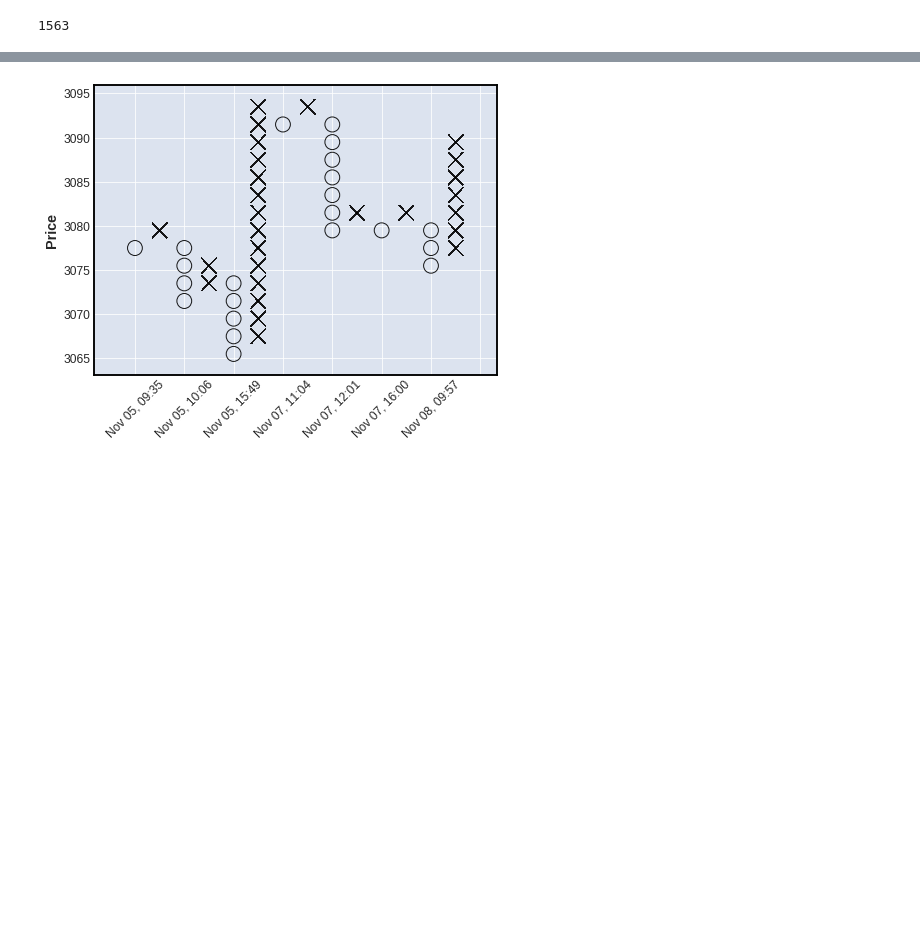
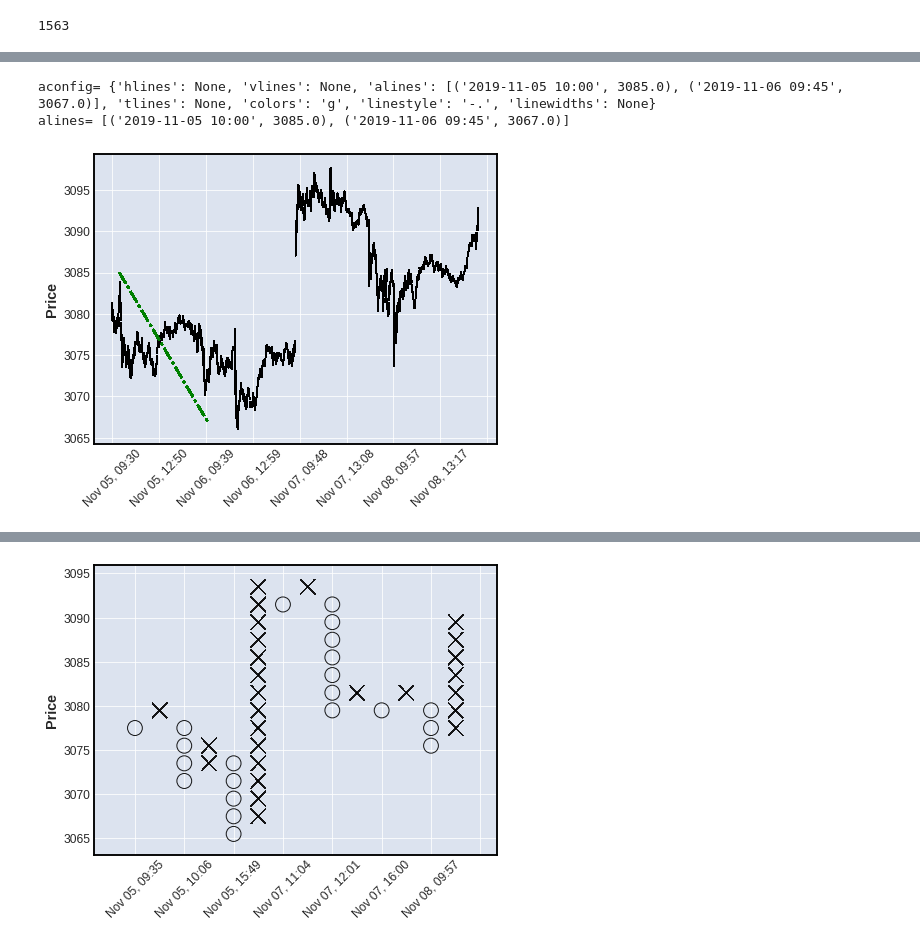
Before and after one commit to matplotlib/mplfinance, a Jupyter notebook: examples/scratch_pad/dev_alines.ipynb, the cells around one changed output, grey strips where cells are left out. Drawn from its saved outputs; the diff is of its cells as text; code cells hidden in the pictures; blank space fills up the shorter version.

```diff
--- a/examples/scratch_pad/dev_alines.ipynb
+++ b/examples/scratch_pad/dev_alines.ipynb
@@ -320,0 +310,8 @@ mpf.plot(idf,type='line',alines=segments2)
+# %%
+al = dict(alines=[('2019-11-05 10:00', 3085.0),('2019-11-06 09:45',3067.0)],linestyle='-.',colors='g')
+# %%
+mpf.plot(idf,type='ohlc',alines=al)
+# %% [output]
+aconfig= {'hlines': None, 'vlines': None, 'alines': [('2019-11-05 10:00', 3085.0), ('2019-11-06 09:45', 3067.0)], 'tlines': None, 'colors': 'g', 'linestyle': '-.', 'linewidths': None}
+alines= [('2019-11-05 10:00', 3085.0), ('2019-11-06 09:45', 3067.0)]
+[figure, added]
```
Also changed, not shown: parts of 13 cells of this notebook, 2 other files.
